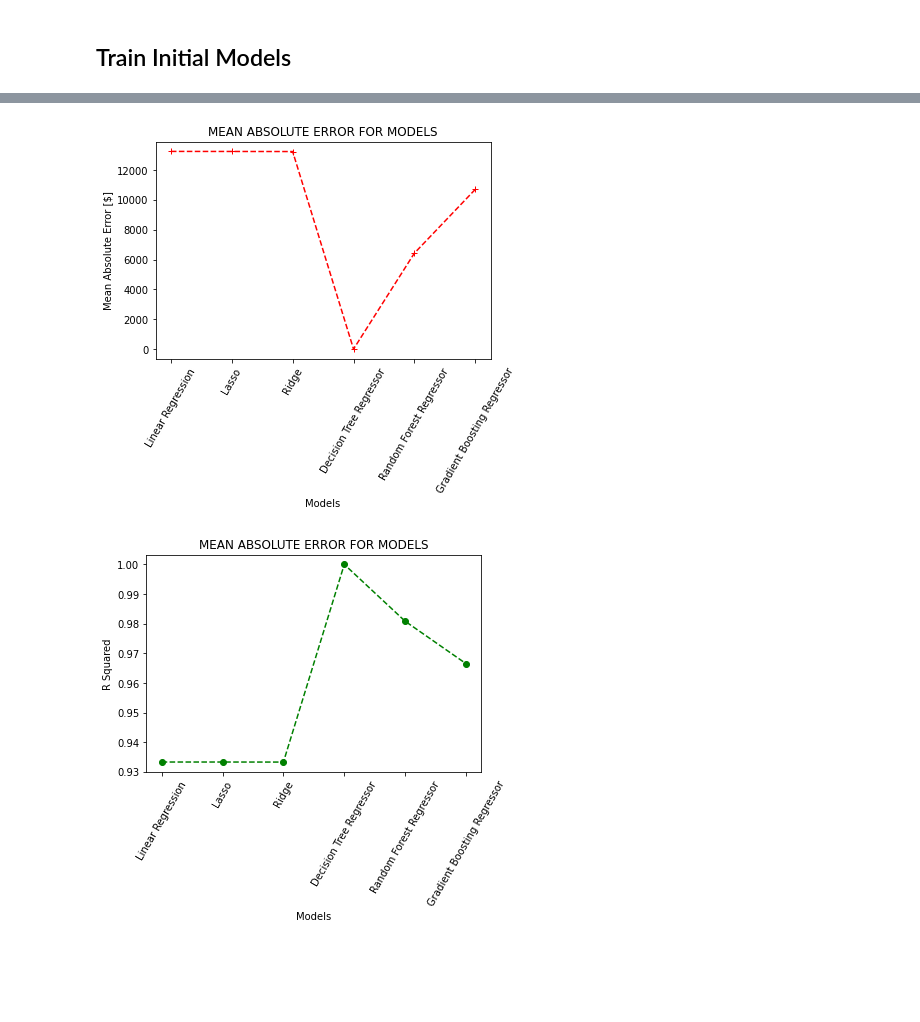
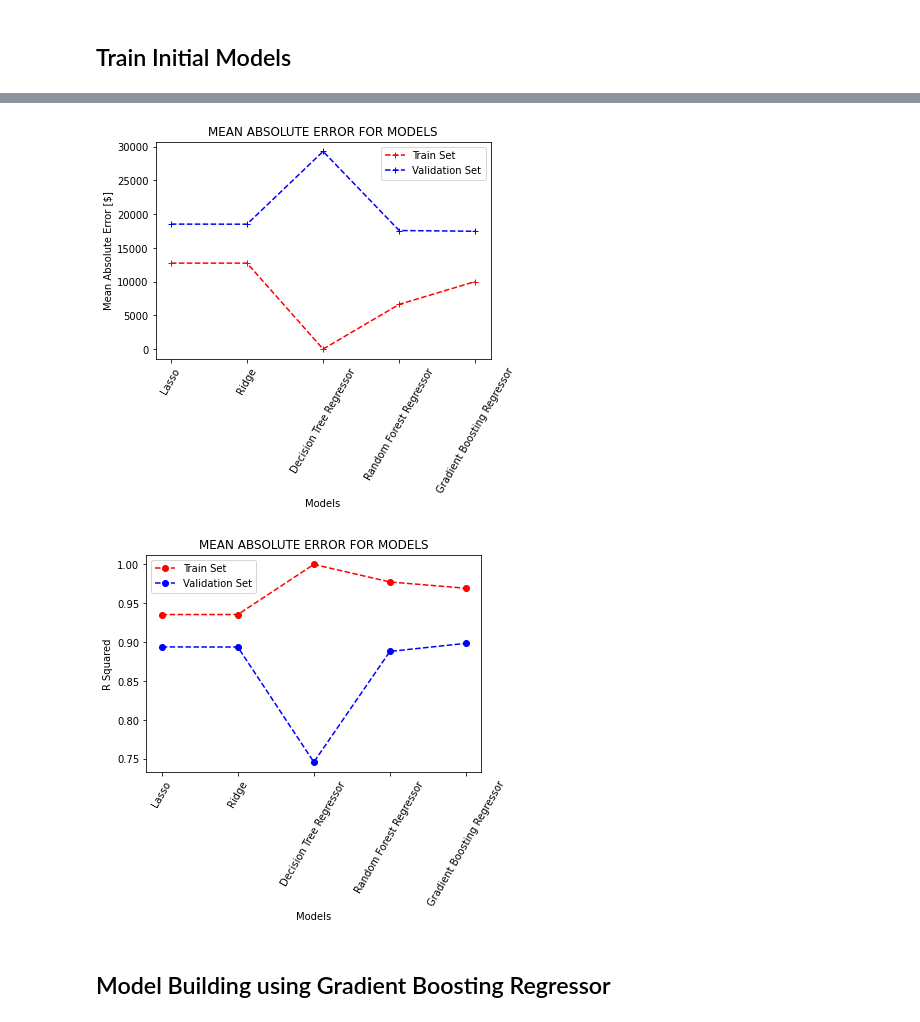
Before and after one commit to JblIdeal/Housing-Prices-Prediction, a Jupyter notebook: Housing.ipynb, the cells around one changed output, grey strips where cells are left out. Saved outputs shown, nothing was run; the diff lists cells and outputs as text; code cells hidden in the pictures; blank space fills up the shorter version.

```diff
--- a/Housing.ipynb
+++ b/Housing.ipynb
@@ -102,8 +151,14 @@ plt.scatter(house.YrSold, house.YearBuilt)
+# %%
+# Create list of columns with less than 100 values
+cols_to_drop = ['Alley', 'PoolQC', 'MiscFeature', 'GarageCars']
+
+# Drop columns wit high amount of missing values
+house.drop(columns=cols_to_drop, inplace=True)
 # %% [markdown]
 ## Split Data
 # %%
-X_train = house.drop(columns='SalePrice')
-y_train= house['SalePrice']
+X = house.drop(columns='SalePrice')
+y= house['SalePrice']
 
-print("Training data shape {} and Test data shape {}".format(X_train.shape, y_train.shape))
+print("Training data shape {} and Test data shape {}".format(X.shape, y.shape))
 # %% [output]
@@ -110,0 +166,6 @@ Training data shape (1460, 80) and Test data shape (1460,)
+# %%
+X_train, X_val, y_train, y_val = train_test_split(X, y, test_size=0.2, random_state=42)
+print(X_val.shape)
+print(y_val.shape)
+print(X_train.shape)
+print(y_train.shape)
@@ -113,16 +179,18 @@ Training data shape (1460, 80) and Test data shape (1460,)
 # %%
 # Make Pipeline
 models = {
-    'Linear Regression': LinearRegression(),
+    #'Linear Regression': LinearRegression(),
     'Lasso': Lasso(),
     'Ridge': Ridge(),
-    'Decision Tree Regressor': DecisionTreeRegressor(),
+    'Decision Tree Regressor': DecisionTreeRegressor(random_state=42),
     'Random Forest Regressor': RandomForestRegressor(),
     'Gradient Boosting Regressor': GradientBoostingRegressor()
 }
 
-r2 = []
-mae = []
+train_mae = []
+train_r2 = []
+val_mae = []
+val_r2 = []
 
 for model in models.values():
     pipeline = make_pipeline(
@@ -133,5 +201,8 @@ for model in models.values():
     )
     pipeline.fit(X_train, y_train)
     y_train_pred = pipeline.predict(X_train)
-    mae.append(mean_absolute_error(y_train, y_train_pred))
-    r2.append(pipeline.score(X_train, y_train))
+    train_mae.append(mean_absolute_error(y_train, y_train_pred))
+    train_r2.append(pipeline.score(X_train, y_train))
+    y_val_pred = pipeline.predict(X_val)
+    val_mae.append(mean_absolute_error(y_val, y_val_pred))
+    val_r2.append(pipeline.score(X_val, y_val))
@@ -146,16 +221,22 @@ print(r2)
 # %%
-plt.plot(models.keys(), mae, 'r+--' )
+plt.plot(models.keys(), train_mae, 'r+--', label='Train Set')
+plt.plot(models.keys(), val_mae, 'b+--', label='Validation Set')
 plt.title('MEAN ABSOLUTE ERROR FOR MODELS')
 plt.ylabel('Mean Absolute Error [$]')
 plt.xlabel('Models')
-plt.xticks(rotation=60);
+plt.xticks(rotation=60)
+plt.legend();
 # %% [output]
-[figure, old version]
+[figure, new version]
 # %%
-plt.plot(models.keys(), r2, 'go--')
+plt.plot(models.keys(), train_r2, 'ro--', label='Train Set')
+plt.plot(models.keys(), val_r2, 'bo--', label='Validation Set')
 plt.title('MEAN ABSOLUTE ERROR FOR MODELS')
 plt.ylabel('R Squared')
 plt.xlabel('Models')
-plt.xticks(rotation=60);
+plt.xticks(rotation=60)
+plt.legend();
 # %% [output]
-[figure, old version]
+[figure, new version]
+# %% [markdown]
+## Model Building using Gradient Boosting Regressor
```
Also changed, not shown: parts of 31 cells of this notebook, 1 other file.
